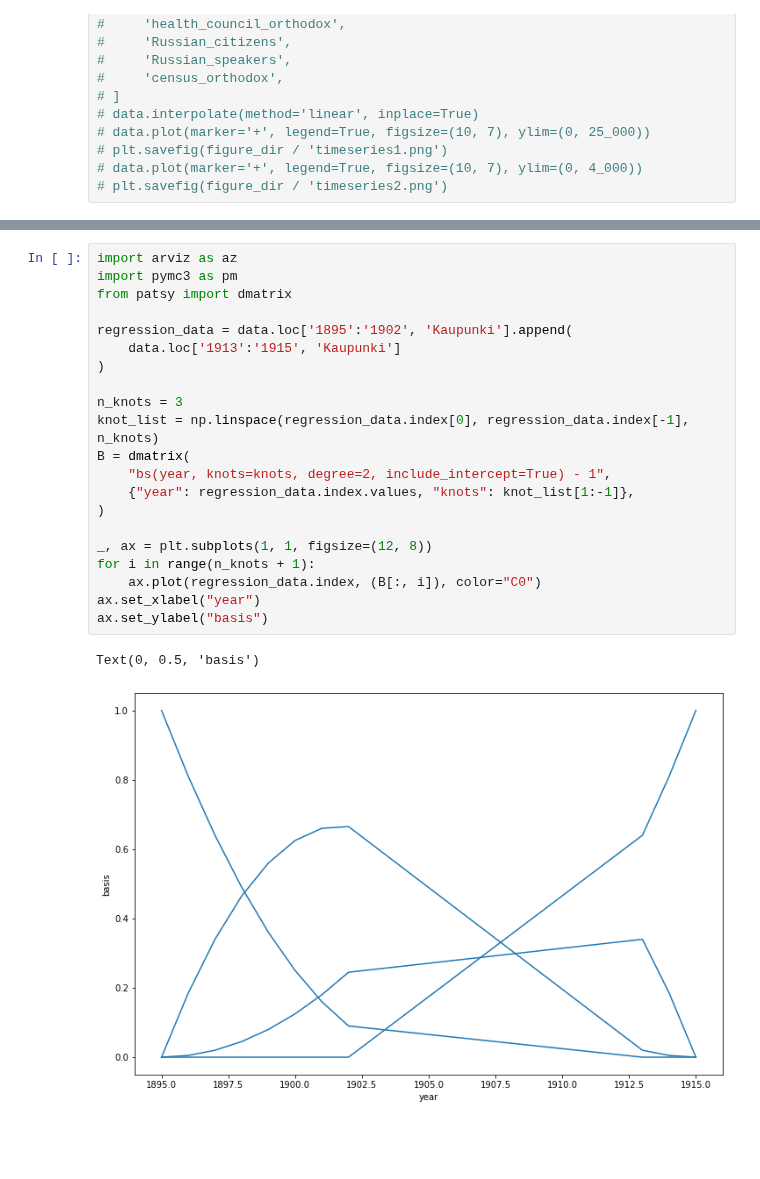
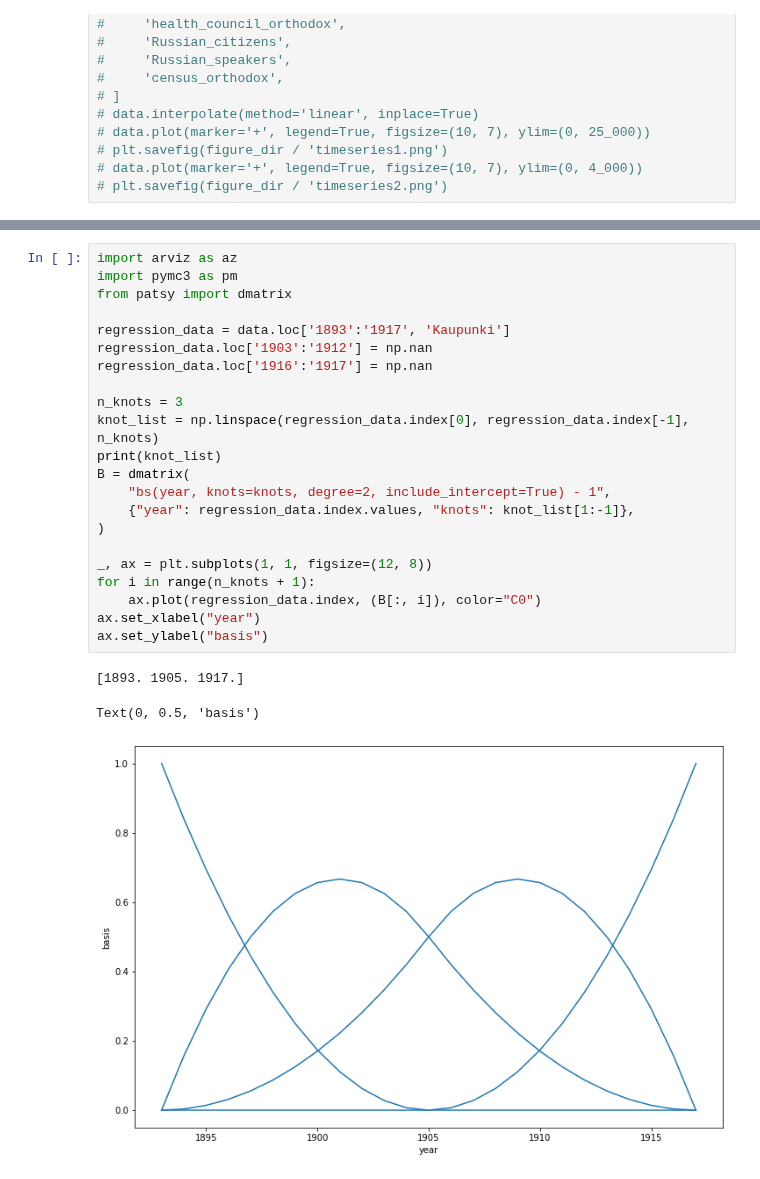
Before and after one commit to AnttiHaerkoenen/vyborg_orthodox, a Jupyter notebook: notebooks/missing_orthodox.ipynb, the cells around one changed output, grey strips where cells are left out. Saved outputs shown, nothing was run; the diff lists cells and outputs as text; blank space fills up the shorter version.

```diff
--- a/notebooks/missing_orthodox.ipynb
+++ b/notebooks/missing_orthodox.ipynb
@@ -177,27 +178,29 @@ data.drop(columns=['Henkikirjoittaja'], inplace=True)
 # %%
 import arviz as az
 import pymc3 as pm
 from patsy import dmatrix
 
-regression_data = data.loc['1895':'1902', 'Kaupunki'].append(
-    data.loc['1913':'1915', 'Kaupunki']
-)
+regression_data = data.loc['1893':'1917', 'Kaupunki']
+regression_data.loc['1903':'1912'] = np.nan
+regression_data.loc['1916':'1917'] = np.nan
 
 n_knots = 3
 knot_list = np.linspace(regression_data.index[0], regression_data.index[-1], n_knots)
+print(knot_list)
 B = dmatrix(
     "bs(year, knots=knots, degree=2, include_intercept=True) - 1",
     {"year": regression_data.index.values, "knots": knot_list[1:-1]},
 )
 
 _, ax = plt.subplots(1, 1, figsize=(12, 8))
 for i in range(n_knots + 1):
     ax.plot(regression_data.index, (B[:, i]), color="C0")
 ax.set_xlabel("year")
 ax.set_ylabel("basis")
 # %% [output]
-Text(0, 0.5, 'basis')
+[1893. 1905. 1917.]
+Text(0, 0.5, 'basis')
-[figure, old version]
+[figure, new version]
 # %%
 with pm.Model() as model:
     a = pm.Normal("a", 1200, 50)
```
Also changed, not shown: parts of 3 cells of this notebook.
